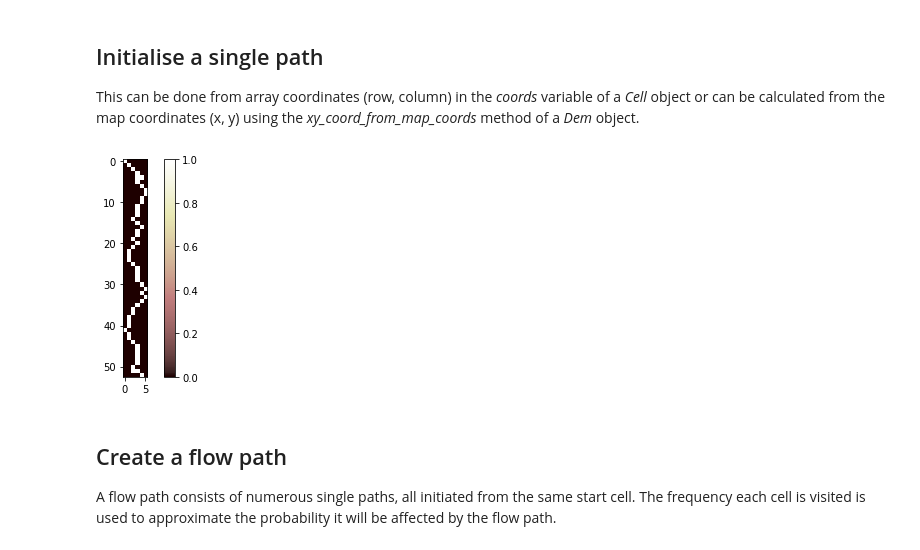
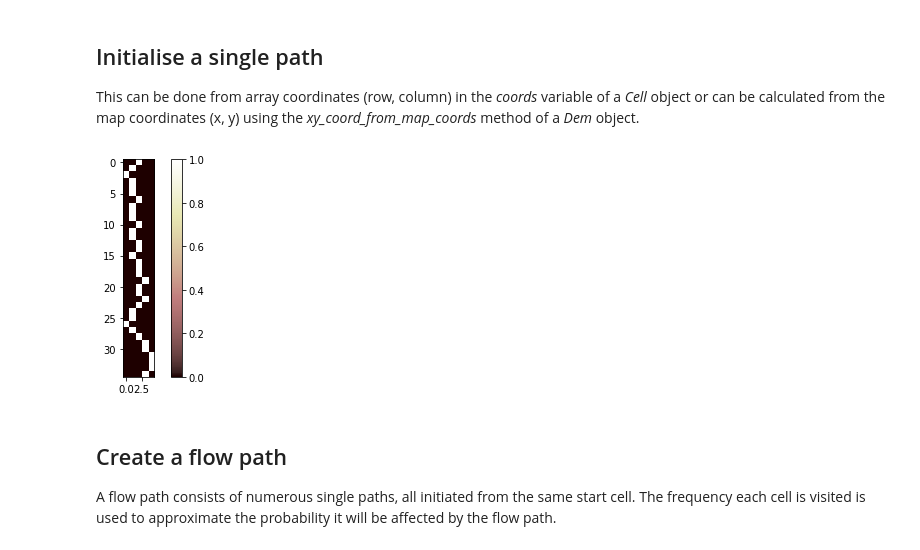
Before and after one commit to pgr1c11/flow-path, a Jupyter notebook: notebooks/flow-path-notebook.ipynb, the cells around one changed output. Drawn from its saved outputs; the diff is of its cells as text; code cells hidden in the pictures.

```diff
--- a/notebooks/flow-path-notebook.ipynb
+++ b/notebooks/flow-path-notebook.ipynb
@@ -10,7 +10,7 @@ import src.flow as flow
 # %% [markdown]
 ## Load and plot DEM
 # %%
-filename = r"C:\Users\pgred\Documents\Personal\Git\flow-path\data\29229620-DEFRA-Basingstoke_DTM_2m\SU65se_DTM_2m.tif"
+filename = r"C:\Users\pgred\Documents\Personal\Git\flow-path\data\in\20229620-DEFRA-Basingstoke_DTM_2m\SU65se_DTM_2m.tif"
 test_dem = dem.DemTif(path=filename)
 test_dem.plot()
 # %% [output]
@@ -25,20 +25,20 @@ test_controls = controls.Controls(
     persistence = 1,
     horizontal_flow = True,
     fahrboschung_angle = 2,
-    max_n_steps = 500,
+    max_n_steps = 1000,
     max_length = 2000,
-    paths_per_flow=100
+    paths_per_flow=50
     )
 # %% [markdown]
 ## Initialise a single path
 This can be done from array coordinates (row, column) in the *coords* variable of a *Cell* object or can be calculated from the map coordinates (x, y) using the *xy_coord_from_map_coords* method of a *Dem* object.
 # %%
-coords = test_dem.xy_coord_from_map_coords(map_coords=(465762.69, 153922.9))
+coords = test_dem.xy_coord_from_map_coords(map_coords=(465758.85, 153886.98))
 test_cell = cell.Cell(controls=test_controls,coords=coords)
 test_path = path.Path(controls=test_controls, start_cell=test_cell)
 test_path.results.plot()
 # %% [output]
-[figure, old version]
+[figure, new version]
 # %% [markdown]
 ## Create a flow path
 A flow path consists of numerous single paths, all initiated from the same start cell. The frequency each cell is visited is used to approximate the probability it will be affected by the flow path.
```
Also changed, not shown: parts of 5 cells of this notebook, 14 other files.
